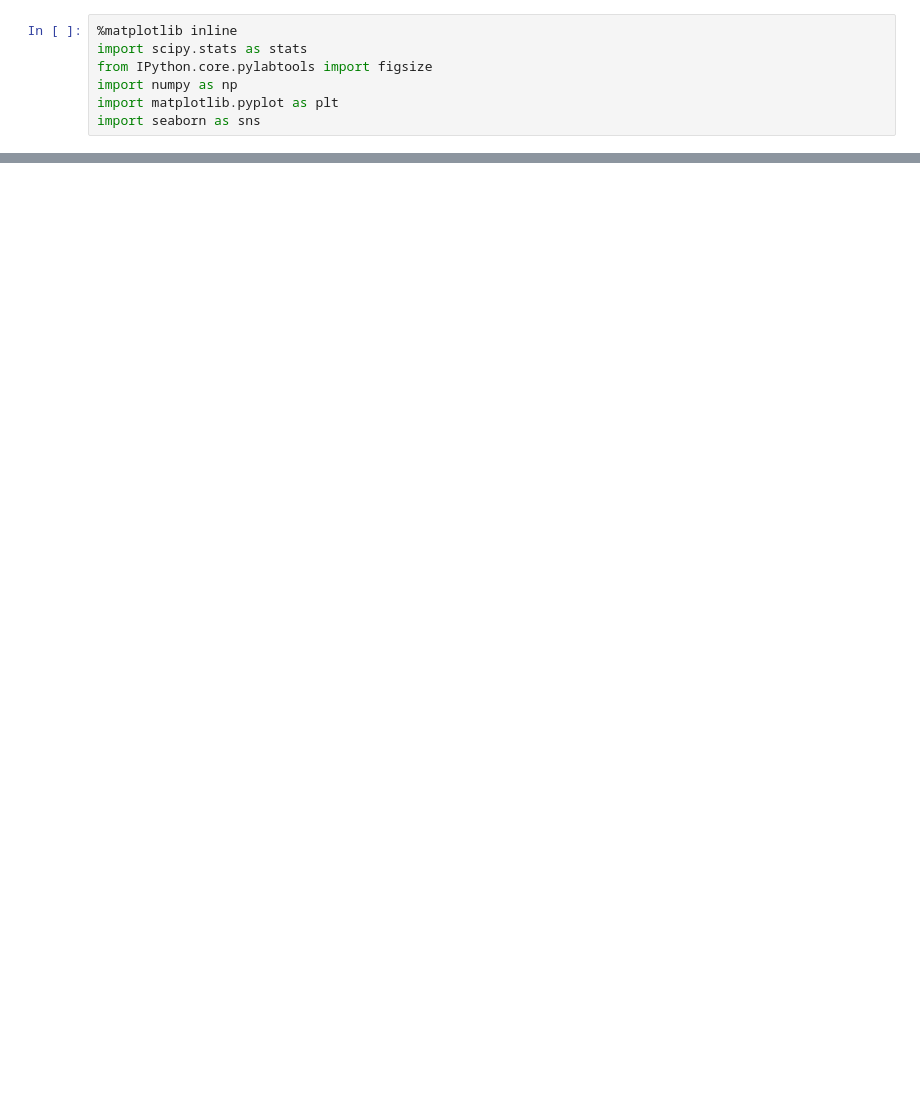
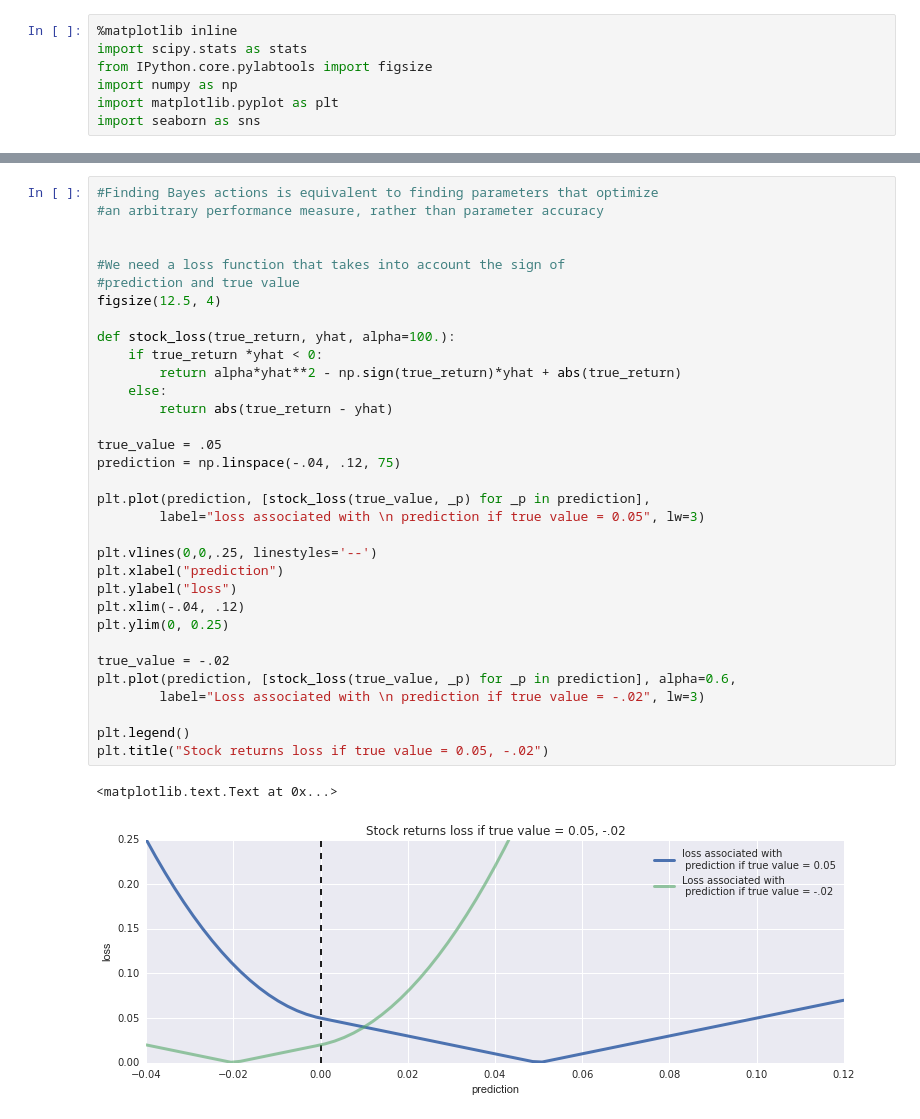
Before and after one commit to jgerardsimcock/Prob_for_Hackers, a Jupyter notebook: Chap5/Chap5.ipynb, the cells around one changed output, grey strips where cells are left out. Saved outputs shown, nothing was run; the diff lists cells and outputs as text; blank space fills up the shorter version.

```diff
--- a/Chap5/Chap5.ipynb
+++ b/Chap5/Chap5.ipynb
@@ -40,0 +188,36 @@ NameError: name 'p3' is not defined
+# %%
+#Finding Bayes actions is equivalent to finding parameters that optimize
+#an arbitrary performance measure, rather than parameter accuracy
+
+
+#We need a loss function that takes into account the sign of
+#prediction and true value
+figsize(12.5, 4)
+
+def stock_loss(true_return, yhat, alpha=100.):
+    if true_return *yhat < 0:
+        return alpha*yhat**2 - np.sign(true_return)*yhat + abs(true_return)
+    else:
+        return abs(true_return - yhat)
+
+true_value = .05
+prediction = np.linspace(-.04, .12, 75)
+
+plt.plot(prediction, [stock_loss(true_value, _p) for _p in prediction],
+        label="loss associated with \n prediction if true value = 0.05", lw=3)
+
+plt.vlines(0,0,.25, linestyles='--')
+plt.xlabel("prediction")
+plt.ylabel("loss")
+plt.xlim(-.04, .12)
+plt.ylim(0, 0.25)
+
+true_value = -.02
+plt.plot(prediction, [stock_loss(true_value, _p) for _p in prediction], alpha=0.6,
+        label="Loss associated with \n prediction if true value = -.02", lw=3)
+
+plt.legend()
+plt.title("Stock returns loss if true value = 0.05, -.02")
+# %% [output]
+<matplotlib.text.Text at 0x...>
+[figure, added]
```
Also changed, not shown: parts of 9 cells of this notebook.
